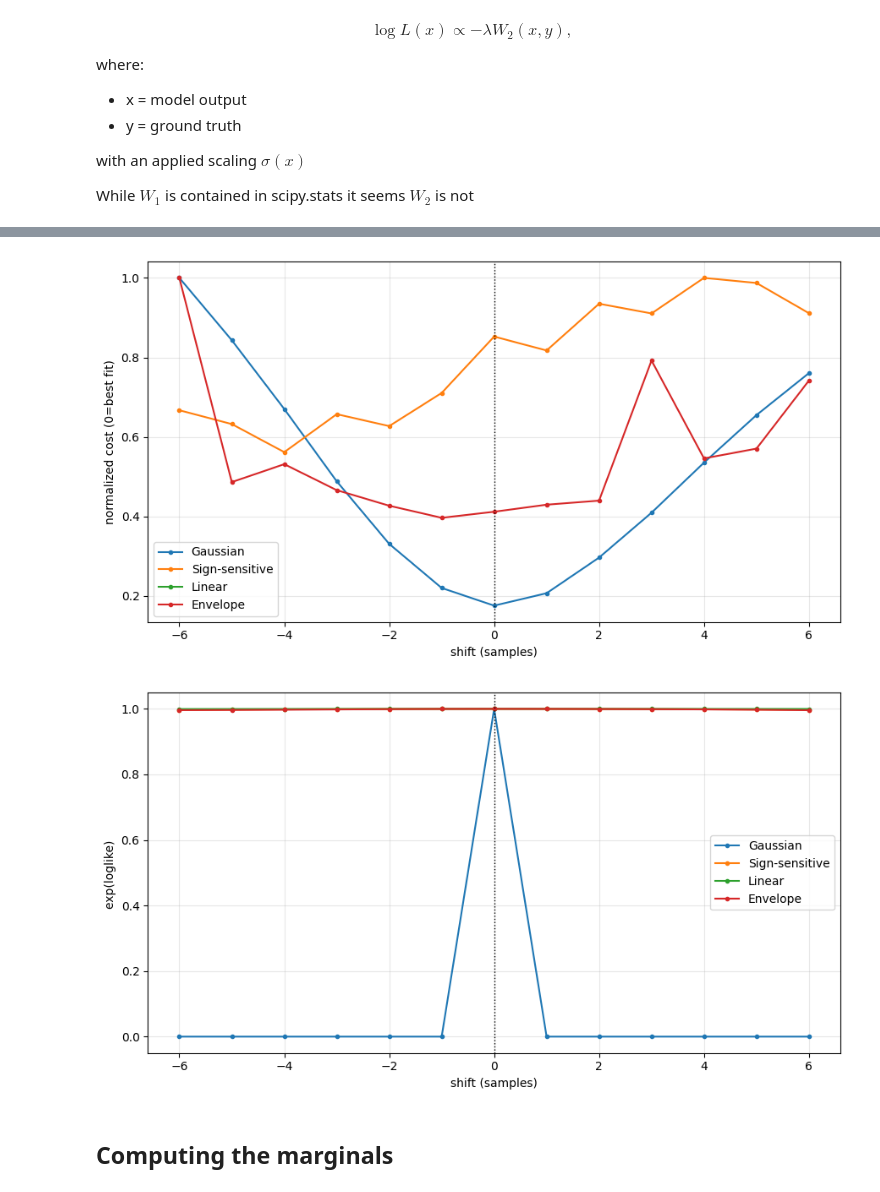
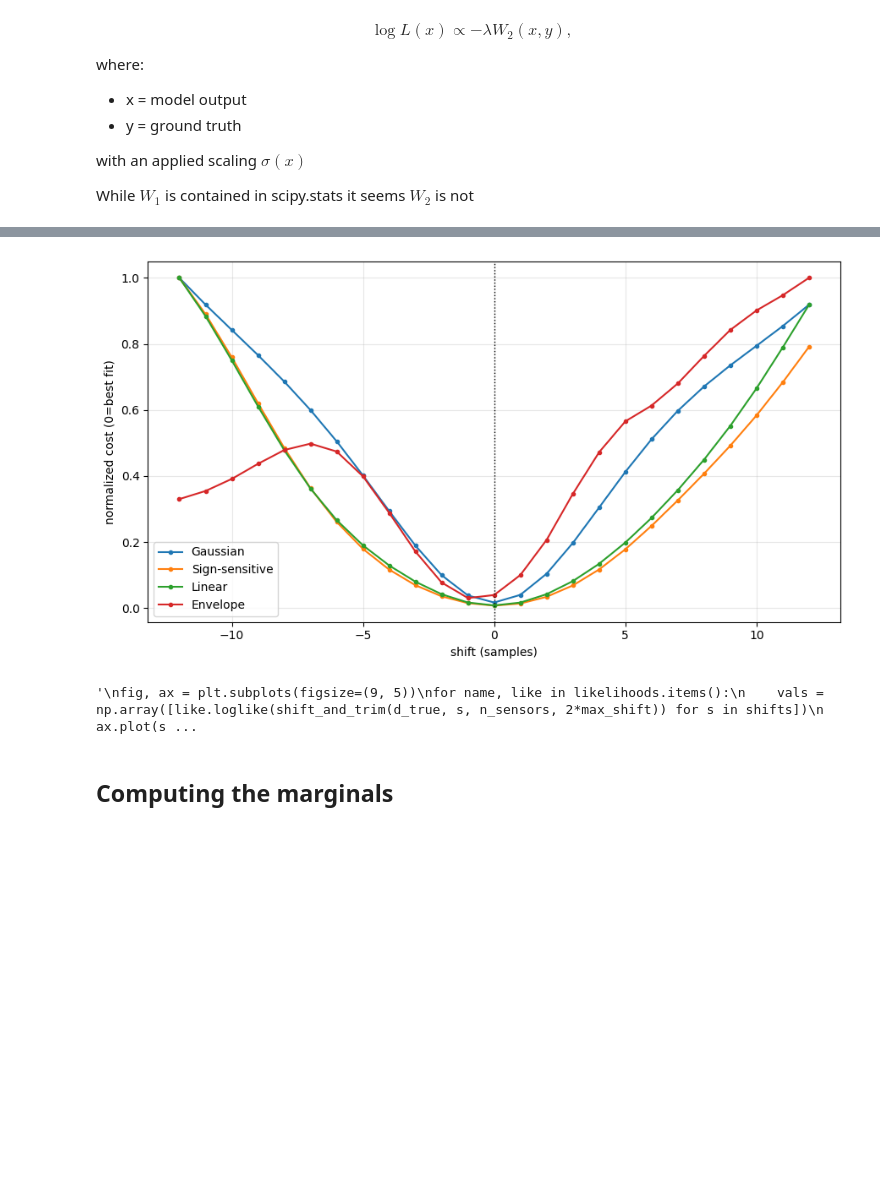
Before and after one commit to UM-Bridge/benchmarks, a Jupyter notebook: models/acoustic_gravity/scaling_1D_LS.ipynb, the cells around one changed output, grey strips where cells are left out. Saved outputs shown, nothing was run; the diff lists cells and outputs as text; code cells hidden in the pictures; blank space fills up the shorter version.

```diff
--- a/models/acoustic_gravity/scaling_1D_LS.ipynb
+++ b/models/acoustic_gravity/scaling_1D_LS.ipynb
@@ -7,7 +7,7 @@ import tinyDA as tda
 import umbridge
 
 use_saveddata = True
-max_shift  = 6
+max_shift  = 12
 # %% [markdown]
 # Generate sythetic data
 # %% [markdown]
@@ -15,8 +15,9 @@ max_shift  = 6
 # %%
 # Instead of running umbridge: open the savef d_true
 if use_saveddata:
-    with open('d_true.npy', 'rb') as f:
+    with open('d_true_20s.npy', 'rb') as f:
         d_true = np.load(f)
     ny = len(d_true)
+    print(ny)
 
     n_sensors = 2
@@ -198,71 +202,76 @@ plt.plot(shifted_test_cut[0::n_sensors])
 # %%
 # LS Trim also true data
 data_trimmed = trim_signal(d_true, 2*max_shift)
+# LS add noise to see its effect
+sigma_noise = 0.05
+data_trimmed_noisy = data_trimmed + np.random.normal(loc=0, scale=sigma_noise, size=len(data_trimmed)) # LS to add noise
 
 ## Shows the loss (=-loglike) for some values of b
 ## Those are NOT the scaling used for the plots in the next cells. The values of b and lambda will be different.
 # Test for Gaussian log like
-sigma_noise = 0.01
 cov_likelihood = sigma_noise**2*np.eye(data_trimmed.shape[0])
-my_loglike_gaussian = tda.GaussianLogLike(data_trimmed, cov_likelihood)
+my_loglike_gaussian = tda.GaussianLogLike(data_trimmed_noisy, cov_likelihood)
 
 # Test for Wasserstain based log like
 # TODO move implementation into tinyDA
-sigma_noise = 0.01
 lam = sigma_noise * sigma_noise
 # sign_sensitive scaling
 my_loglike = MultiSensorLoglike(likelihoods=[
-    WassersteinLoglike(data_trimmed[0::n_sensors], sigma_signsensitive, lam=lam, b=100.0),    # b standard value:100
-    WassersteinLoglike(data_trimmed[1::n_sensors], sigma_signsensitive, lam=lam, b=1.0),    # b standard value:1
+    WassersteinLoglike(data_trimmed_noisy[0::n_sensors], sigma_signsensitive, lam=lam, b=0.1),    # b standard value:100
+    WassersteinLoglike(data_trimmed_noisy[1::n_sensors], sigma_signsensitive, lam=lam, b=0.1),    # b standard value:1
 ], n_sensors=2)
 
 # linear scaling
 my_loglike_linear = MultiSensorLoglike(likelihoods=[
-    WassersteinLoglike(data_trimmed[0::n_sensors], sigma_linear, lam=lam, b=0.5), # b standard value:0.1 # LS: changed because b was too small to get positive signal
-    WassersteinLoglike(data_trimmed[1::n_sensors], sigma_linear, lam=lam, b=1.1), # b standard value:1.1
+    WassersteinLoglike(data_trimmed_noisy[0::n_sensors], sigma_linear, lam=lam, b=1.1), # b standard value:0.1 # LS: changed because b was too small to get positive signal
+    WassersteinLoglike(data_trimmed_noisy[1::n_sensors], sigma_linear, lam=lam, b=1.1), # b standard value:1.1
 ], n_sensors=2)
 
 # hilbert envelop scaling
 my_loglike_envelope = MultiSensorLoglike(likelihoods=[
-    WassersteinLoglike(data_trimmed[0::n_sensors], sigma_envelope_exp, lam=lam, b=15),   # b standard value:15
-    WassersteinLoglike(data_trimmed[1::n_sensors], sigma_envelope_exp, lam=lam, b=5),    # b standard value:5
+    WassersteinLoglike(data_trimmed_noisy[0::n_sensors], sigma_envelope_exp, lam=lam, b=0.1),   # b standard value:15
+    WassersteinLoglike(data_trimmed_noisy[1::n_sensors], sigma_envelope_exp, lam=lam, b=0.1),    # b standard value:5
 ], n_sensors=2)
 
 
 likelihoods = {
     "Gaussian": my_loglike_gaussian,
     "Sign-sensitive": my_loglike,
     "Linear": my_loglike_linear,
     "Envelope": my_loglike_envelope,
 }
 
-shifts = np.arange(-max_shift, max_shift+1)
+shifts = np.arange(-max_shift, max_shift+1) #HERE
 fig, ax = plt.subplots(figsize=(9, 5))
-# LS add noise to see its effect
-sigma_noise = 0.1
+
+# To plot vertical difference for Gaussian loglike
+#trimmed_shift = shift_and_trim(d_true, shifts[0], n_sensors, 2*max_shift)
+#plt.plot(data_trimmed_noisy[0::n_sensors]- trimmed_shift[0::n_sensors])
+#plt.show()
+#plt.plot(data_trimmed_noisy[1::n_sensors]- trimmed_shift[1::n_sensors])
+#plt.show()
 for name, like in likelihoods.items():
-
-    d = d_true + np.random.normal(loc=0, scale=sigma_noise, size=ny) # LS to add noise
-    vals = np.array([-like.loglike(shift_and_trim(d, s, n_sensors, 2*max_shift)) for s in shifts])
+    vals = np.array([-like.loglike(shift_and_trim(d_true, s, n_sensors, 2*max_shift)) for s in shifts])
     ax.plot(shifts, vals / (vals.max() or 1), label=name, marker='.')
 ax.axvline(0, color='k', ls=':', lw=1)
 ax.set_xlabel("shift (samples)")
 ax.set_ylabel("normalized cost (0=best fit)")
 ax.legend(); ax.grid(alpha=0.3)
 plt.tight_layout(); plt.show()
-
+"""
 fig, ax = plt.subplots(figsize=(9, 5))
 for name, like in likelihoods.items():
     vals = np.array([like.loglike(shift_and_trim(d_true, s, n_sensors, 2*max_shift)) for s in shifts])
     ax.plot(shifts, np.exp(vals), label=name, marker='.')
 ax.axvline(0, color='k', ls=':', lw=1)
 ax.set_xlabel("shift (samples)")
 ax.set_ylabel("exp(loglike) ")
 ax.legend(); ax.grid(alpha=0.3)
 plt.tight_layout(); plt.show()
+"""
 # %% [output]
-[figure, old version]
+[figure, new version]
-[figure, removed]
+'\nfig, ax = plt.subplots(figsize=(9, 5))\nfor name, like in likelihoods.items():\n    vals = np.array([like.loglike(shift_and_trim(d_true, s, n_sensors, 2*max_shift)) for s in shifts])\n    ax.plot(s ...
 # %% [markdown]
 ## Computing the marginals
 # %%
```
Also changed, not shown: parts of 6 cells of this notebook.
